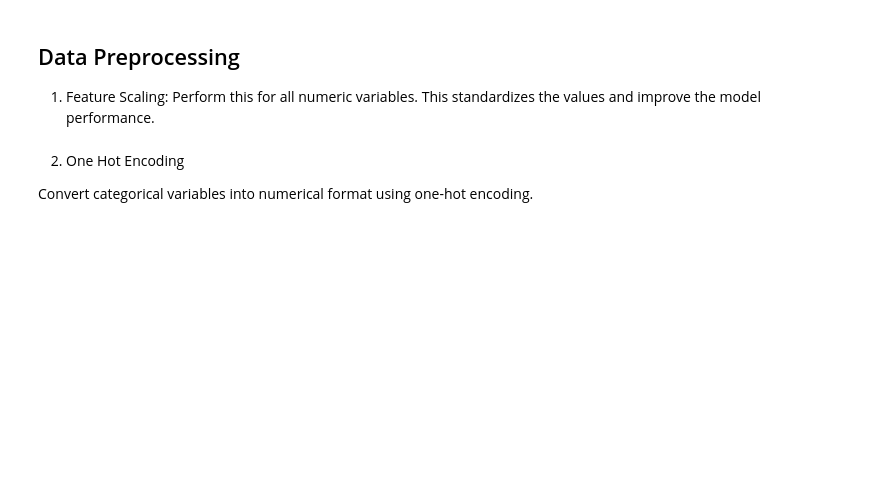
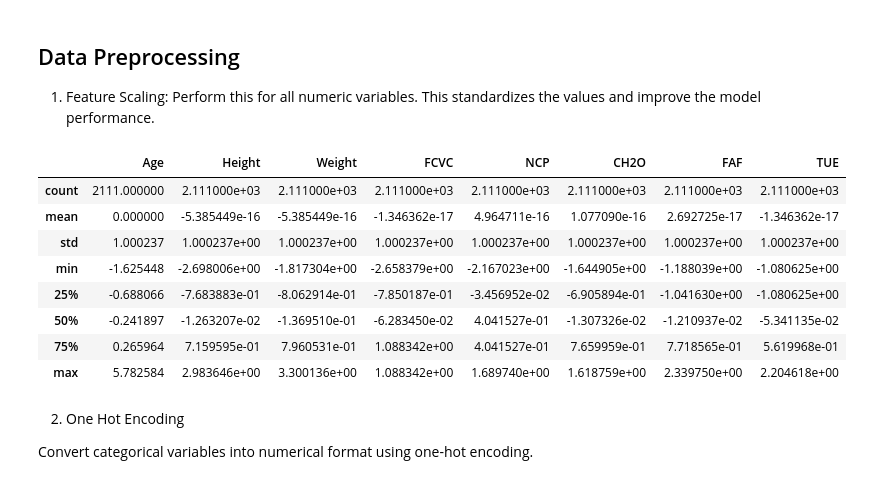
Before and after one commit to Teniola17/python-data-analytsis-, a Jupyter notebook: multiclass_logistic.ipynb, the cells around one changed output. Cells and saved outputs as stored; diff of their text form; code cells hidden in the pictures; blank space fills up the shorter version.

```diff
--- a/multiclass_logistic.ipynb
+++ b/multiclass_logistic.ipynb
@@ -198,17 +253,29 @@ data.describe()
 # %%
 # Standardizing continuous numerical features
 continuous_columns = data.select_dtypes(include=['float64']).columns.tolist()
 
 scaler = StandardScaler()
 scaled_features = scaler.fit_transform(data[continuous_columns])
 
 # Converting to a DataFrame
 scaled_df = pd.DataFrame(scaled_features, columns=scaler.get_feature_names_out(continuous_columns))
 
 # Combining with the original dataset
 scaled_data = pd.concat([data.drop(columns=continuous_columns), scaled_df], axis=1)
 
 scaled_data.head()
+
+scaled_data.describe()
+# %% [output]
+|  | Age | Height | Weight | FCVC | NCP | CH2O | FAF | TUE |
+| count | 2111.000000 | 2.111000e+03 | 2.111000e+03 | 2.111000e+03 | 2.111000e+03 | 2.111000e+03 | 2.111000e+03 | 2.111000e+03 |
+| mean | 0.000000 | -5.385449e-16 | -5.385449e-16 | -1.346362e-17 | 4.964711e-16 | 1.077090e-16 | 2.692725e-17 | -1.346362e-17 |
+| std | 1.000237 | 1.000237e+00 | 1.000237e+00 | 1.000237e+00 | 1.000237e+00 | 1.000237e+00 | 1.000237e+00 | 1.000237e+00 |
+| min | -1.625448 | -2.698006e+00 | -1.817304e+00 | -2.658379e+00 | -2.167023e+00 | -1.644905e+00 | -1.188039e+00 | -1.080625e+00 |
+| 25% | -0.688066 | -7.683883e-01 | -8.062914e-01 | -7.850187e-01 | -3.456952e-02 | -6.905894e-01 | -1.041630e+00 | -1.080625e+00 |
+| 50% | -0.241897 | -1.263207e-02 | -1.369510e-01 | -6.283450e-02 | 4.041527e-01 | -1.307326e-02 | -1.210937e-02 | -5.341135e-02 |
+| 75% | 0.265964 | 7.159595e-01 | 7.960531e-01 | 1.088342e+00 | 4.041527e-01 | 7.659959e-01 | 7.718565e-01 | 5.619968e-01 |
+| max | 5.782584 | 2.983646e+00 | 3.300136e+00 | 1.088342e+00 | 1.689740e+00 | 1.618759e+00 | 2.339750e+00 | 2.204618e+00 |
 # %% [markdown]
 2. One Hot Encoding
 
```
Also changed, not shown: parts of 14 cells of this notebook.
